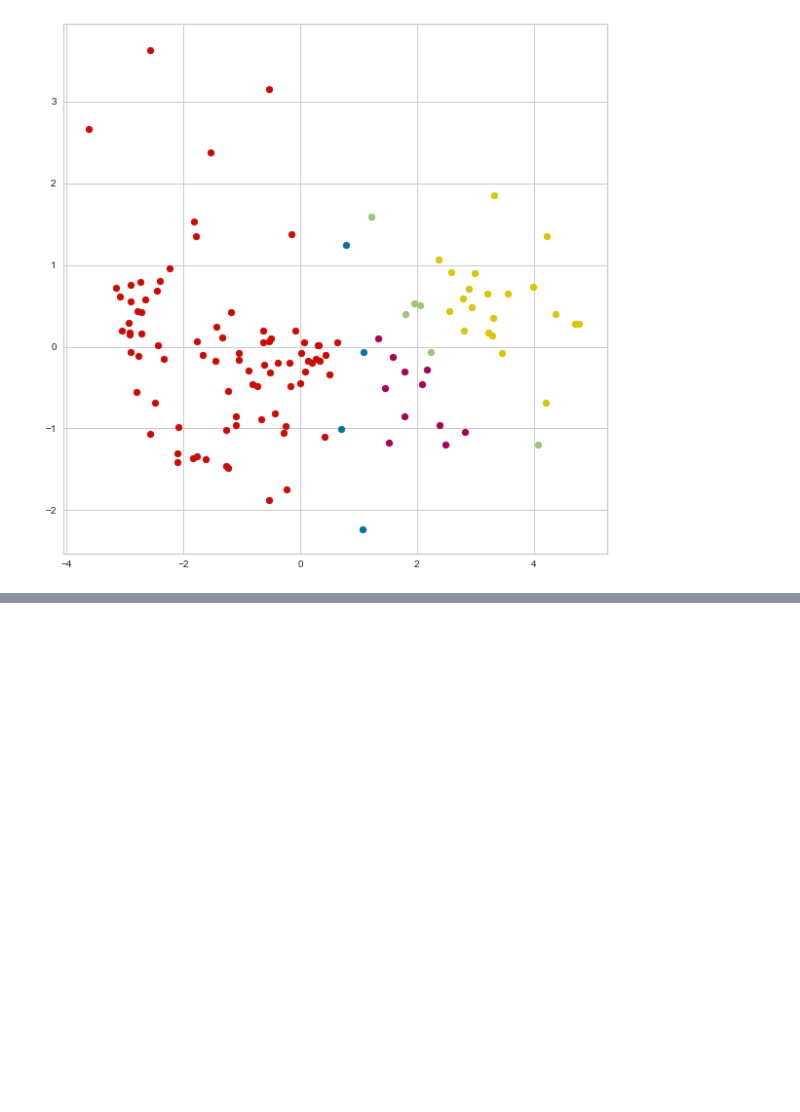
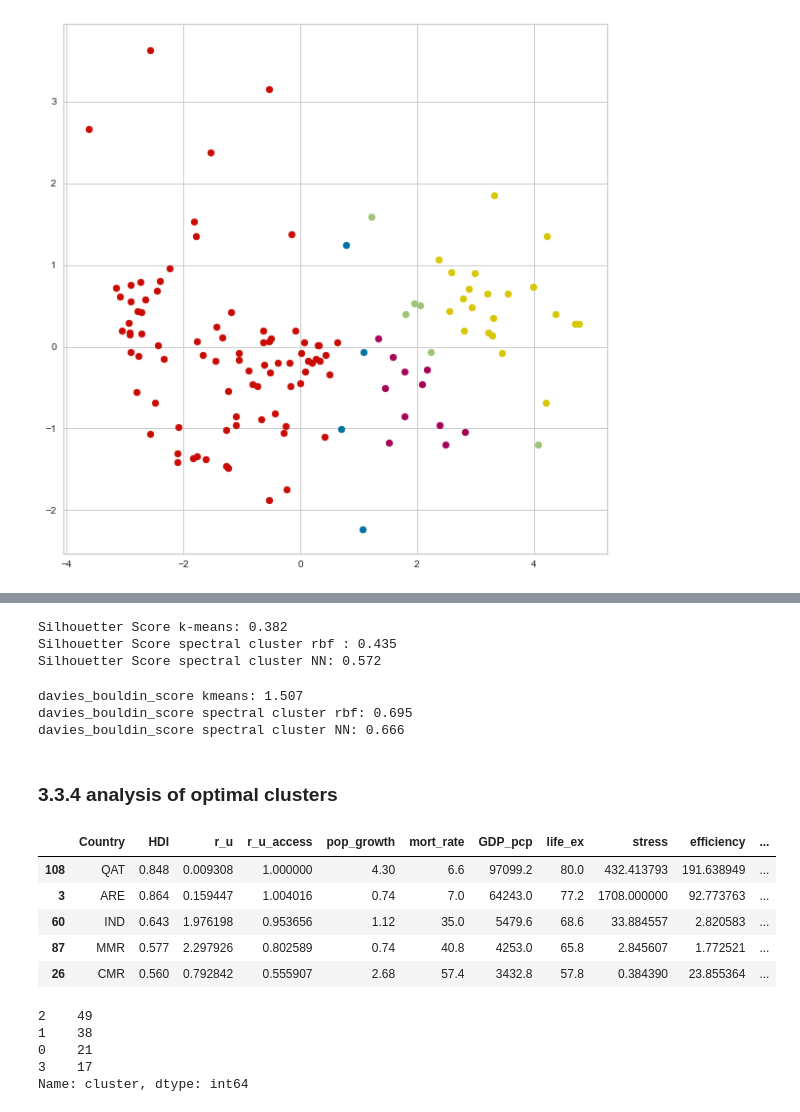
Before and after one commit to herbmks/MDA-Tuvalu, a Jupyter notebook: modelling socio economic (Harold).ipynb, the cells around one changed output, grey strips where cells are left out. Drawn from its saved outputs; the diff is of its cells as text; code cells hidden in the pictures; blank space fills up the shorter version.

```diff
--- a/modelling socio economic (Harold).ipynb
+++ b/modelling socio economic (Harold).ipynb
@@ -357,0 +404,41 @@ plt.show()
+# %%
+# Calculate Silhoutte Score
+
+score = silhouette_score(df_tmp2, km.labels_, metric='euclidean')
+score1 = silhouette_score(df_tmp2, df_tmp2.cluster_cl, metric='euclidean')
+score2 = silhouette_score(df_tmp2, df_tmp2.cluster_rbf, metric='euclidean')
+
+
+print('Silhouetter Score k-means: %.3f' % score)
+print('Silhouetter Score spectral cluster rbf : %.3f' % score2)
+print('Silhouetter Score spectral cluster NN: %.3f' % score1)
+# %% [output]
+Silhouetter Score k-means: 0.382
+Silhouetter Score spectral cluster rbf : 0.435
+Silhouetter Score spectral cluster NN: 0.572
+# %%
+dbs=davies_bouldin_score(df_tmp2, km.labels_)
+#db3=davies_bouldin_score(df_tmp2, df_tmp2.clusters)
+dbs1=davies_bouldin_score(df_tmp2, df_tmp2.cluster_rbf)
+dbs2=davies_bouldin_score(df_tmp2, df_tmp2.cluster_cl)
+print('davies_bouldin_score kmeans: %.3f' %  dbs)
+print('davies_bouldin_score spectral cluster rbf: %.3f' % dbs1)
+print('davies_bouldin_score spectral cluster NN: %.3f' % dbs2)
+# %% [output]
+davies_bouldin_score kmeans: 1.507
+davies_bouldin_score spectral cluster rbf: 0.695
+davies_bouldin_score spectral cluster NN: 0.666
+# %% [markdown]
+### 3.3.4 analysis of optimal clusters
+# %%
+df_tmp2.rename(columns= {"cluster_cl":"cluster"},inplace = True)
+# %%
+dat_tmp3 = pd.merge(df_total,df_tmp2, left_index=True,right_index=True)
+dat_tmp3.sample(5)
+# %% [output]
+|  | Country | HDI | r_u | r_u_access | pop_growth | mort_rate | GDP_pcp | life_ex | stress | efficiency | ... |
+| 108 | QAT | 0.848 | 0.009308 | 1.000000 | 4.30 | 6.6 | 97099.2 | 80.0 | 432.413793 | 191.638949 | ... |
+| 3 | ARE | 0.864 | 0.159447 | 1.004016 | 0.74 | 7.0 | 64243.0 | 77.2 | 1708.000000 | 92.773763 | ... |
+| 60 | IND | 0.643 | 1.976198 | 0.953656 | 1.12 | 35.0 | 5479.6 | 68.6 | 33.884557 | 2.820583 | ... |
+| 87 | MMR | 0.577 | 2.297926 | 0.802589 | 0.74 | 40.8 | 4253.0 | 65.8 | 2.845607 | 1.772521 | ... |
+| 26 | CMR | 0.560 | 0.792842 | 0.555907 | 2.68 | 57.4 | 3432.8 | 57.8 | 0.384390 | 23.855364 | ... |
@@ -357,0 +455,8 @@ plt.show()
+# %%
+df_tmp2.cluster.value_counts()
+# %% [output]
+2    49
+1    38
+0    21
+3    17
+Name: cluster, dtype: int64
```
Also changed, not shown: parts of 9 cells of this notebook.
